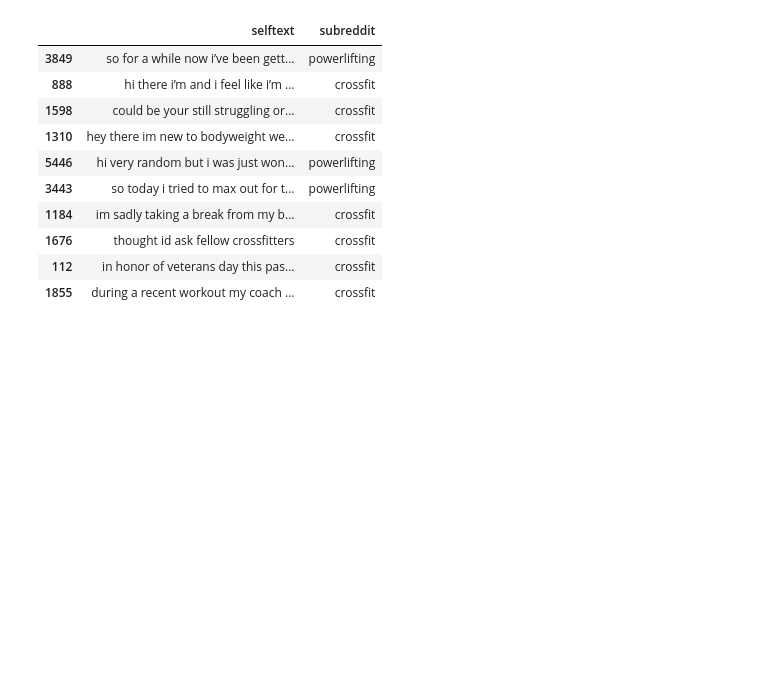
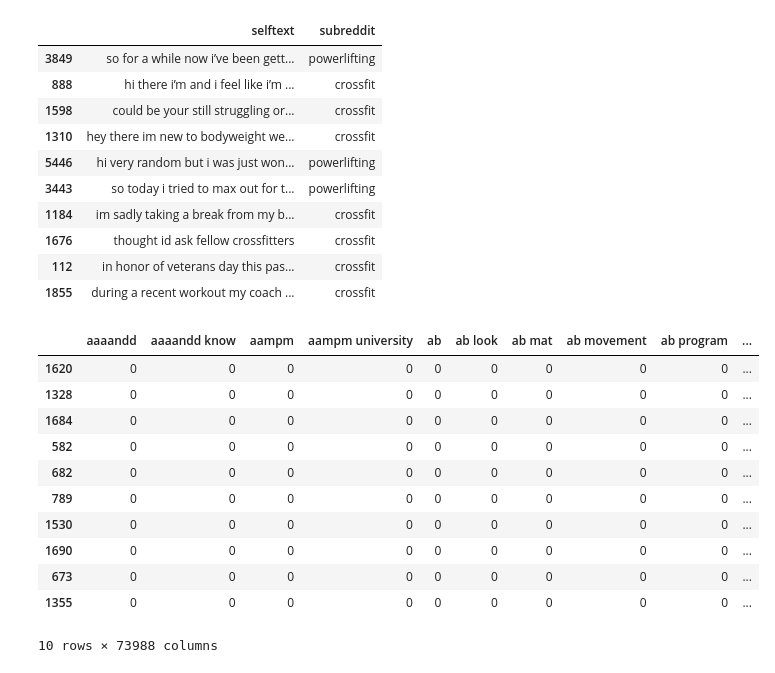
Before and after one commit to vansheer/subreddit-classification, a Jupyter notebook: cleaning.ipynb, the cells around one changed output. Saved outputs shown, nothing was run; the diff lists cells and outputs as text; code cells hidden in the pictures; blank space fills up the shorter version.

```diff
--- a/cleaning.ipynb
+++ b/cleaning.ipynb
@@ -172 +174,26 @@ df.sample(10)
+# %%
+#instantiate CountVectorizer, using English stop words and ngram of both 1 and 2
+#considering ngram of 2 is because I know for a fact that many terms in both crossfit and powerlifting contain 2 words
+cvect = CountVectorizer(stop_words='english', ngram_range=(1, 2))
+# %%
+#fit and transform text
+#conver vectorized text into a DataFrame and add a subreddit column
+text_vect = cvect.fit_transform(df['selftext'])
+text_df = pd.DataFrame(text_vect.toarray(), columns=cvect.get_feature_names())
+text_df['subreddit'] = df['subreddit']
+# %%
+text_df.sample(10)
+# %% [output]
+|  | aaaandd | aaaandd know | aampm | aampm university | ab | ab look | ab mat | ab movement | ab program | ... |
+| 1620 | 0 | 0 | 0 | 0 | 0 | 0 | 0 | 0 | 0 | ... |
+| 1328 | 0 | 0 | 0 | 0 | 0 | 0 | 0 | 0 | 0 | ... |
+| 1684 | 0 | 0 | 0 | 0 | 0 | 0 | 0 | 0 | 0 | ... |
+| 582 | 0 | 0 | 0 | 0 | 0 | 0 | 0 | 0 | 0 | ... |
+| 682 | 0 | 0 | 0 | 0 | 0 | 0 | 0 | 0 | 0 | ... |
+| 789 | 0 | 0 | 0 | 0 | 0 | 0 | 0 | 0 | 0 | ... |
+| 1530 | 0 | 0 | 0 | 0 | 0 | 0 | 0 | 0 | 0 | ... |
+| 1690 | 0 | 0 | 0 | 0 | 0 | 0 | 0 | 0 | 0 | ... |
+| 673 | 0 | 0 | 0 | 0 | 0 | 0 | 0 | 0 | 0 | ... |
+| 1355 | 0 | 0 | 0 | 0 | 0 | 0 | 0 | 0 | 0 | ... |
+10 rows × 73988 columns
 # %%
```
Also changed, not shown: parts of 2 cells of this notebook.
